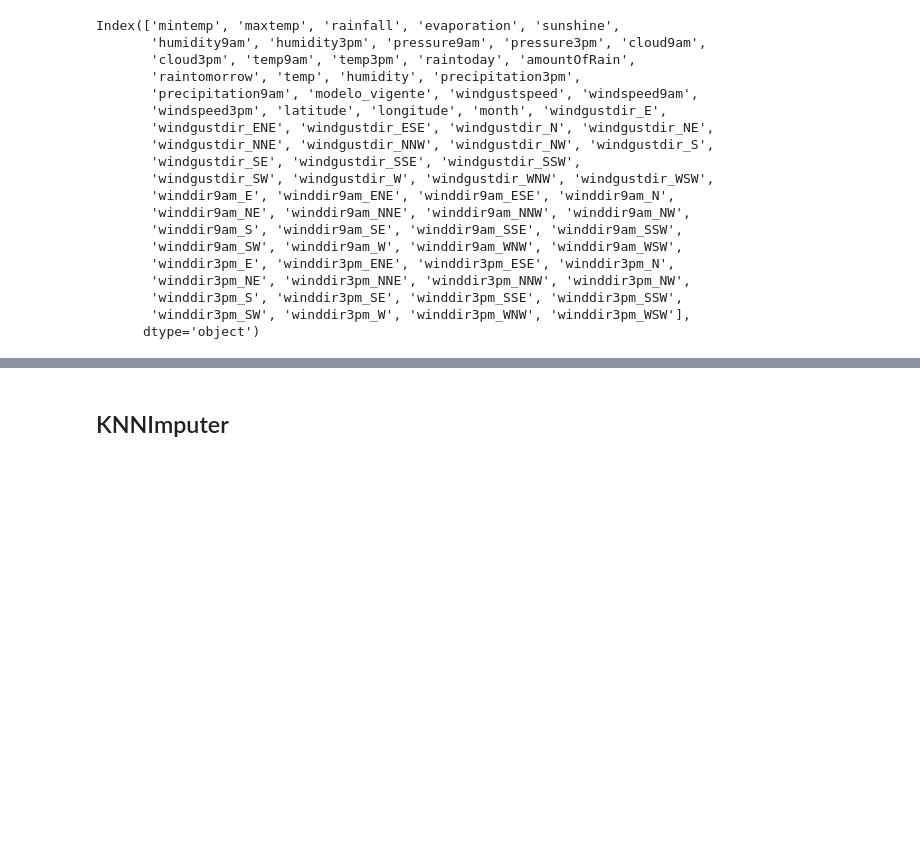
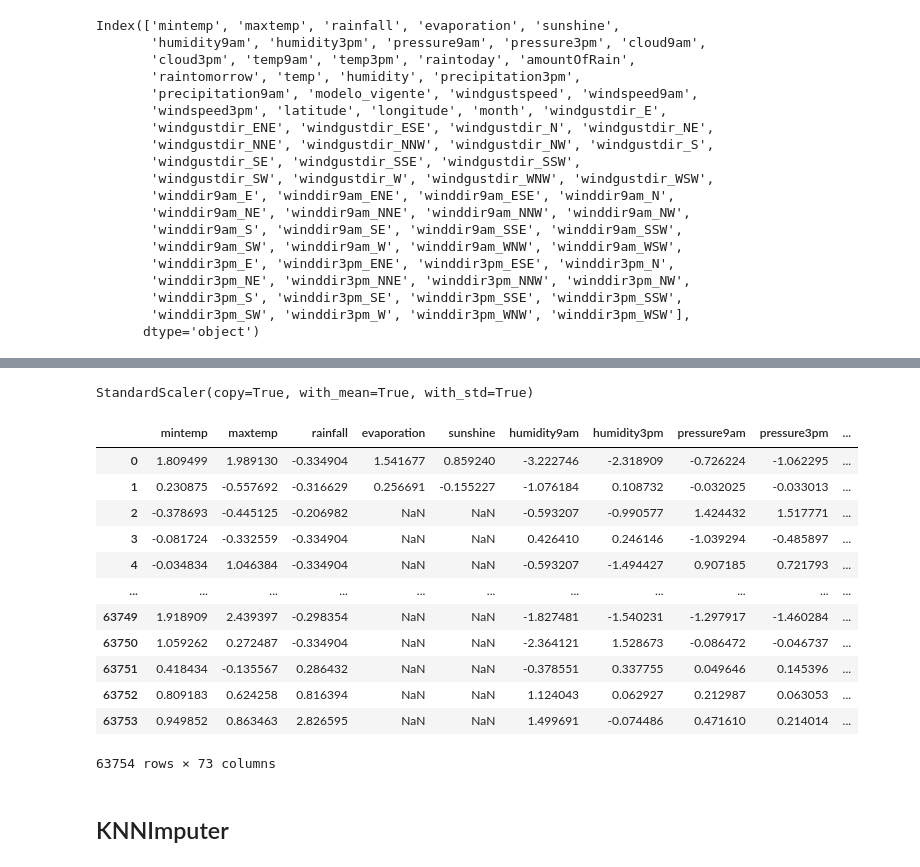
Before and after one commit to yguenka/IronHack-Projects, a Jupyter notebook: Project 7 - Itau Case/[Itau Case].ipynb, the cells around one changed output, grey strips where cells are left out. Drawn from its saved outputs; the diff is of its cells as text; code cells hidden in the pictures; blank space fills up the shorter version.

```diff
--- a/Project 7 - Itau Case/[Itau Case].ipynb
+++ b/Project 7 - Itau Case/[Itau Case].ipynb
@@ -1431,0 +1492,24 @@ df['raintomorrow'] = y_resampled
+# %%
+X = df[['mintemp', 'maxtemp', 'rainfall', 'evaporation', 'sunshine',
+       'humidity9am', 'humidity3pm', 'pressure9am', 'pressure3pm', 'cloud9am',
+       'cloud3pm', 'temp9am', 'temp3pm', 'raintoday', 'temp',
+       'humidity', 'precipitation3pm', 'precipitation9am',
+       'windgustspeed', 'windspeed9am', 'windspeed3pm', 'latitude',
+       'longitude', 'windgustdir_E', 'windgustdir_ENE',
+       'windgustdir_ESE', 'windgustdir_N', 'windgustdir_NE', 'windgustdir_NNE',
+       'windgustdir_NNW', 'windgustdir_NW', 'windgustdir_S', 'windgustdir_SE',
+       'windgustdir_SSE', 'windgustdir_SSW', 'windgustdir_SW', 'windgustdir_W',
+       'windgustdir_WNW', 'windgustdir_WSW', 'winddir9am_E', 'winddir9am_ENE',
+       'winddir9am_ESE', 'winddir9am_N', 'winddir9am_NE', 'winddir9am_NNE',
+       'winddir9am_NNW', 'winddir9am_NW', 'winddir9am_S', 'winddir9am_SE',
+       'winddir9am_SSE', 'winddir9am_SSW', 'winddir9am_SW', 'winddir9am_W',
+       'winddir9am_WNW', 'winddir9am_WSW', 'winddir3pm_E', 'winddir3pm_ENE',
+       'winddir3pm_ESE', 'winddir3pm_N', 'winddir3pm_NE', 'winddir3pm_NNE',
+       'winddir3pm_NNW', 'winddir3pm_NW', 'winddir3pm_S', 'winddir3pm_SE',
+       'winddir3pm_SSE', 'winddir3pm_SSW', 'winddir3pm_SW', 'winddir3pm_W',
+       'winddir3pm_WNW', 'winddir3pm_WSW']]
+# %%
+scaler = StandardScaler()
+scaler.fit(X)
+# %% [output]
+StandardScaler(copy=True, with_mean=True, with_std=True)
@@ -1432,3 +1520,19 @@ df['raintomorrow'] = y_resampled
+# %%
+dfs
+# %% [output]
+|  | mintemp | maxtemp | rainfall | evaporation | sunshine | humidity9am | humidity3pm | pressure9am | pressure3pm | ... |
+| 0 | 1.809499 | 1.989130 | -0.334904 | 1.541677 | 0.859240 | -3.222746 | -2.318909 | -0.726224 | -1.062295 | ... |
+| 1 | 0.230875 | -0.557692 | -0.316629 | 0.256691 | -0.155227 | -1.076184 | 0.108732 | -0.032025 | -0.033013 | ... |
+| 2 | -0.378693 | -0.445125 | -0.206982 | NaN | NaN | -0.593207 | -0.990577 | 1.424432 | 1.517771 | ... |
+| 3 | -0.081724 | -0.332559 | -0.334904 | NaN | NaN | 0.426410 | 0.246146 | -1.039294 | -0.485897 | ... |
+| 4 | -0.034834 | 1.046384 | -0.334904 | NaN | NaN | -0.593207 | -1.494427 | 0.907185 | 0.721793 | ... |
+| ... | ... | ... | ... | ... | ... | ... | ... | ... | ... | ... |
+| 63749 | 1.918909 | 2.439397 | -0.298354 | NaN | NaN | -1.827481 | -1.540231 | -1.297917 | -1.460284 | ... |
+| 63750 | 1.059262 | 0.272487 | -0.334904 | NaN | NaN | -2.364121 | 1.528673 | -0.086472 | -0.046737 | ... |
+| 63751 | 0.418434 | -0.135567 | 0.286432 | NaN | NaN | -0.378551 | 0.337755 | 0.049646 | 0.145396 | ... |
+| 63752 | 0.809183 | 0.624258 | 0.816394 | NaN | NaN | 1.124043 | 0.062927 | 0.212987 | 0.063053 | ... |
+| 63753 | 0.949852 | 0.863463 | 2.826595 | NaN | NaN | 1.499691 | -0.074486 | 0.471610 | 0.214014 | ... |
+63754 rows × 73 columns
 # %% [markdown]
 ## KNNImputer
 # %%
```
Also changed, not shown: parts of 25 cells of this notebook, 4 other files.
